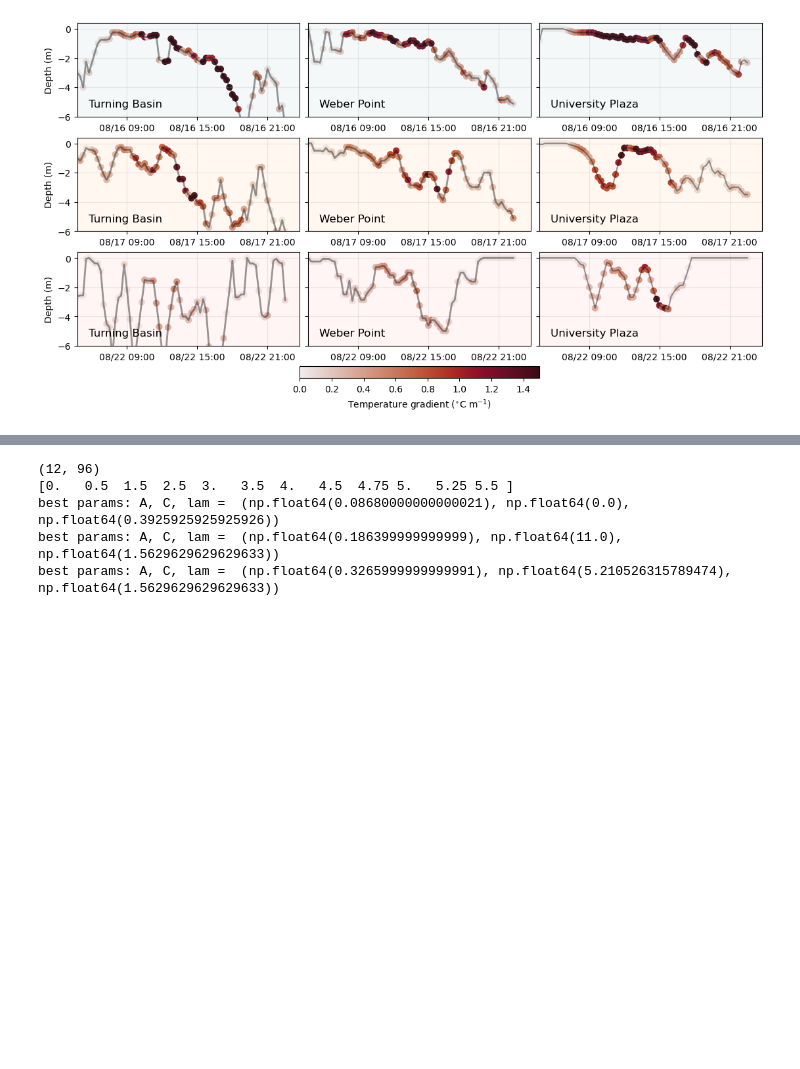
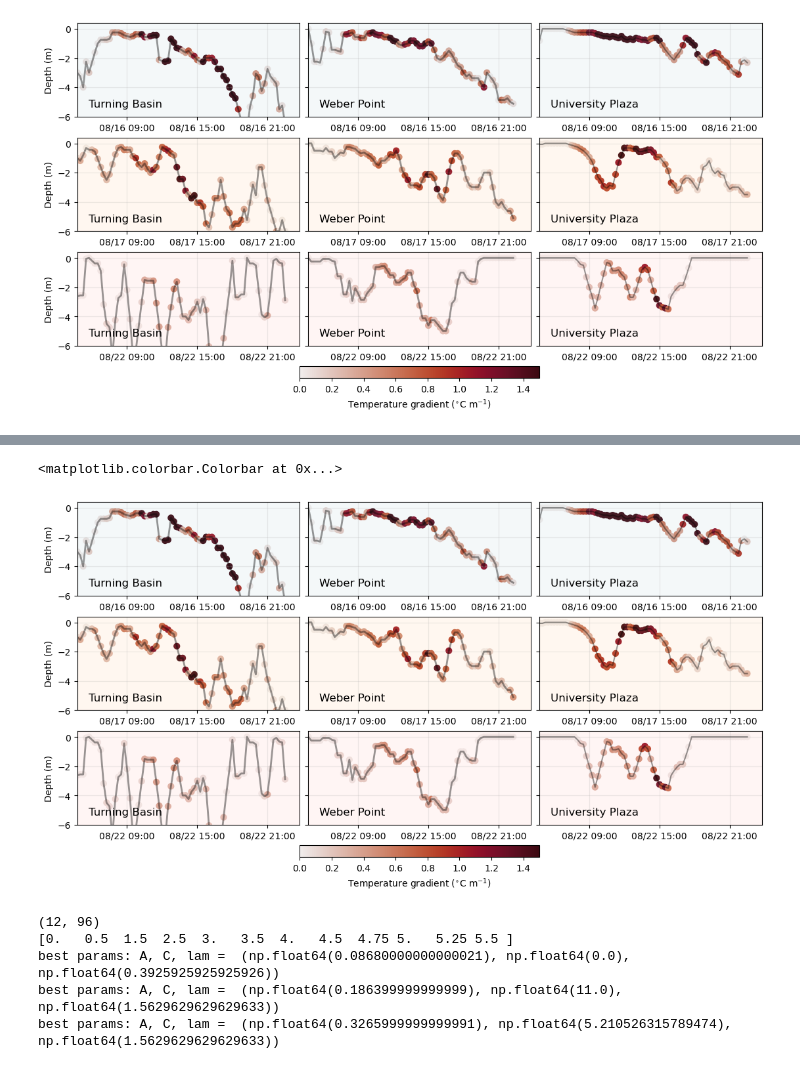
Before and after one commit to sienna-white/adjoint_phytoplankton, a Jupyter notebook: PhysObs_DWL.ipynb, the cells around one changed output, grey strips where cells are left out. Saved outputs shown, nothing was run; the diff lists cells and outputs as text; code cells hidden in the pictures; blank space fills up the shorter version.

```diff
--- a/PhysObs_DWL.ipynb
+++ b/PhysObs_DWL.ipynb
@@ -632,3 +745,60 @@ fig.savefig("%s/dwl_Ordered.png" % fout, dpi=300, bbox_inches="tight")
 2024-08-17T04:45:00.000000000 2024-08-17T19:00:00.000000000
 2024-08-22T04:45:00.000000000 2024-08-22T19:00:00.000000000
 [figure]
+# %%
+
+
+dwl_tb = pd.read_csv("/global/homes/s/siennaw/scratch/siennaw/scripts/phys_obs_paper/DWL_output_TB.csv", parse_dates=['time'])
+dwl_wp = pd.read_csv("/global/homes/s/siennaw/scratch/siennaw/scripts/phys_obs_paper/DWL_output_WEB.csv", parse_dates=['time'])
+dwl_up = pd.read_csv("/global/homes/s/siennaw/scratch/siennaw/scripts/phys_obs_paper/DWL_output_PLZ.csv", parse_dates=['time'])
+
+
+fig, axs = plt.subplots(nrows=3, ncols=3, figsize=(11,6), sharex=False, sharey=True, constrained_layout=True)
+# axs = axs.flatten()
+colors= [ "#99BECC", "#FFBA6C", "#FFA299"]
+for i, d in enumerate([16, 17, 22]):
+    dwl_up_day = dwl_up.loc[dwl_up.time.dt.day == d]
+
+    axs[i,2].plot(dwl_up_day.time, -dwl_up_day.dwl, color="k", label="PLZ", alpha=0.4)
+    axs[i,2].scatter(dwl_up_day.time, -dwl_up_day.dwl, c=dwl_up_day.grad, s=40, cmap=cmo.cm.amp, vmin=0, vmax=1.5)
+
+    dwl_wp_day = dwl_wp.loc[dwl_wp.time.dt.day == d]
+    axs[i, 1].plot(dwl_wp_day.time, -dwl_wp_day.dwl, color="k", label="PLZ", alpha=0.4, linewidth=2)
+    axs[i, 1].scatter(dwl_wp_day.time, -dwl_wp_day.dwl, c=dwl_wp_day.grad, s=40, cmap=cmo.cm.amp, vmin=0, vmax=1.5)
+
+    dwl_tb_day = dwl_tb.loc[dwl_tb.time.dt.day == d]
+    axs[i, 0].plot(dwl_tb_day.time, -dwl_tb_day.dwl, color="k", label="PLZ", alpha=0.4, linewidth=2)
+    h= axs[i, 0].scatter(dwl_tb_day.time, -dwl_tb_day.dwl, c=dwl_tb_day.grad, s=40, cmap=cmo.cm.amp, vmin=0, vmax=1.5)
+
+    # print(dwl_tb_day.time)
+    axs[i, 2].fill_between(dwl_tb_day.time, 1, -6, color=colors[i], alpha=0.1)
+    axs[i, 1].fill_between(dwl_tb_day.time,1, -6, color=colors[i], alpha=0.1)
+    axs[i, 0].fill_between(dwl_tb_day.time,1, -6, color=colors[i], alpha=0.1)
+
+    print(dwl_tb_day.time.values[19], dwl_tb_day.time.values[-20])
+    axs[i, 2].set_xlim(dwl_tb_day.time.values[19], dwl_tb_day.time.values[-1])
+    axs[i, 1].set_xlim(dwl_tb_day.time.values[19], dwl_tb_day.time.values[-1])
+    axs[i, 0].set_xlim(dwl_tb_day.time.values[19], dwl_tb_day.time.values[-1])
+
+    axs[i, 0].annotate("Turning Basin", (0.05, 0.1), xycoords='axes fraction', fontsize=12)
+    axs[i, 1].annotate("Weber Point", (0.05, 0.1), xycoords='axes fraction', fontsize=12)
+    axs[i, 2].annotate("University Plaza", (0.05, 0.1), xycoords='axes fraction', fontsize=12)
+
+
+# axs[0, 2].set_title("Turning Basin")
+# axs[0, 1].set_title("Weber Point")
+# axs[0, 0].set_title("University Plaza")
+
+axs[0, 0].set_ylabel("Depth (m)")
+axs[1, 0].set_ylabel("Depth (m)")
+axs[2, 0].set_ylabel("Depth (m)")
+
+
+for ax in axs.flatten():
+    format_date_ax(ax, int=6)
+    ax.set_ylim(-6, 0.4)
+    ax.grid(alpha=0.25)
+
+plt.colorbar(h, label=r'Temperature gradient ($^{\circ}$C m$^{-1}$)', shrink=0.35, orientation='horizontal', ax=axs[2])
+# fig.savefig("%s/dwl_Ordered.png" % fout, dpi=300, bbox_inches="tight")
+# %% [output]
@@ -635,3 +808,5 @@ fig.savefig("%s/dwl_Ordered.png" % fout, dpi=300, bbox_inches="tight")
+<matplotlib.colorbar.Colorbar at 0x...>
+[figure, added]
 # %%
 
 
```
Also changed, not shown: parts of 6 cells of this notebook, 10 other files.
